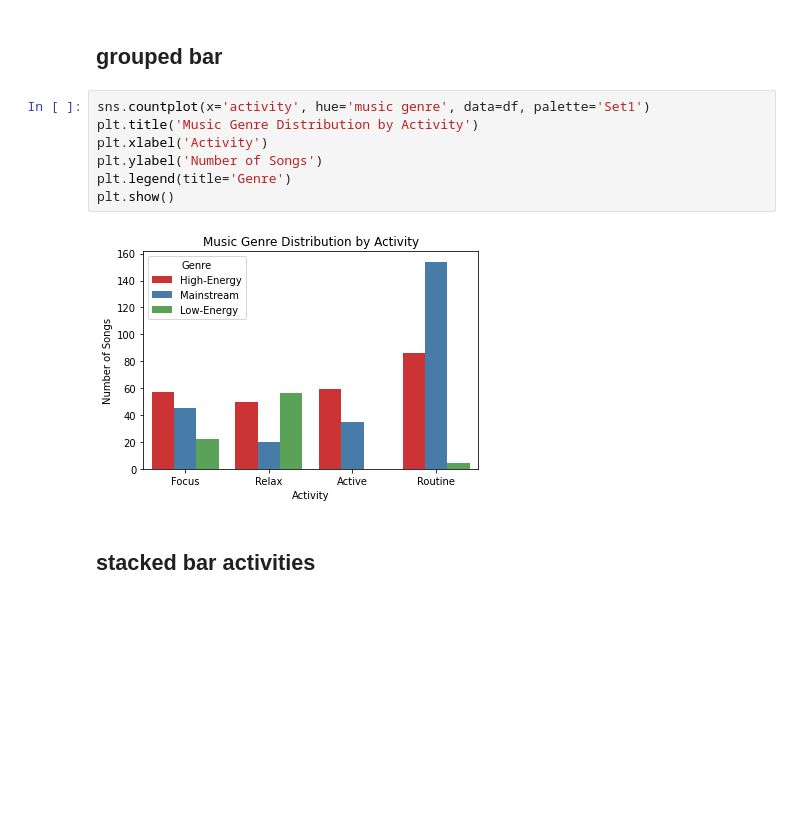
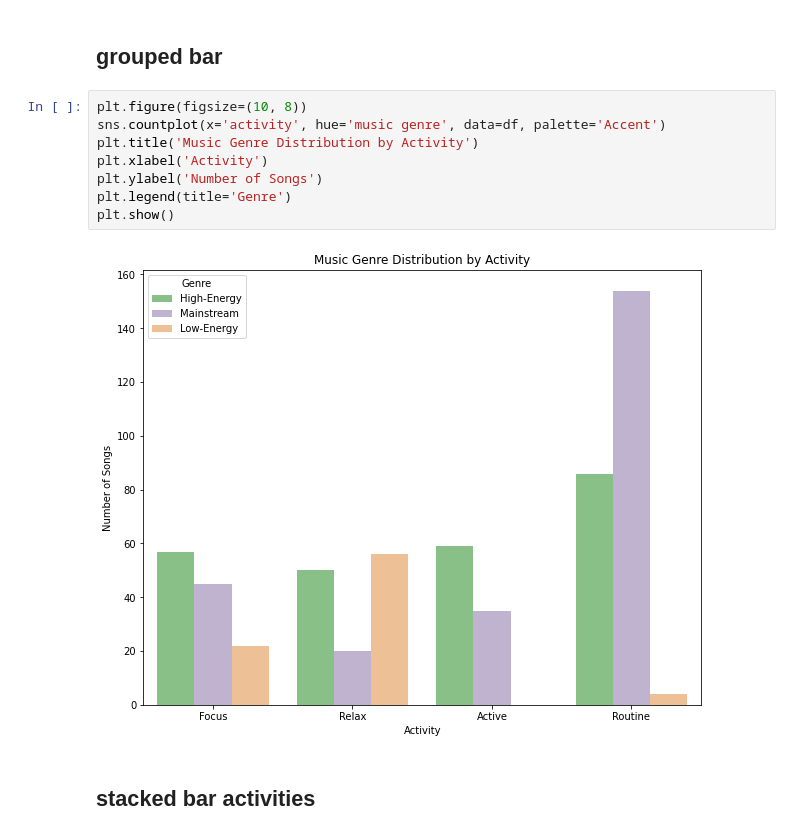
Before and after one commit to frnchskolymps/CCDATSCL_PROJECT, a Jupyter notebook: datascience_finalproject.ipynb, the cells around one changed output. Saved outputs shown, nothing was run; the diff lists cells and outputs as text; blank space fills up the shorter version.

```diff
--- a/datascience_finalproject.ipynb
+++ b/datascience_finalproject.ipynb
@@ -189,14 +189,15 @@ df_statistics
 # %% [markdown]
 ## grouped bar
 # %%
-sns.countplot(x='activity', hue='music genre', data=df, palette='Set1')
+plt.figure(figsize=(10, 8))
+sns.countplot(x='activity', hue='music genre', data=df, palette='Accent')
 plt.title('Music Genre Distribution by Activity')
 plt.xlabel('Activity')
 plt.ylabel('Number of Songs')
 plt.legend(title='Genre')
 plt.show()
 # %% [output]
-[figure, old version]
+[figure, new version]
 # %% [markdown]
 ## stacked bar activities
 # %%
```
Also changed, not shown: parts of 11 cells of this notebook.
